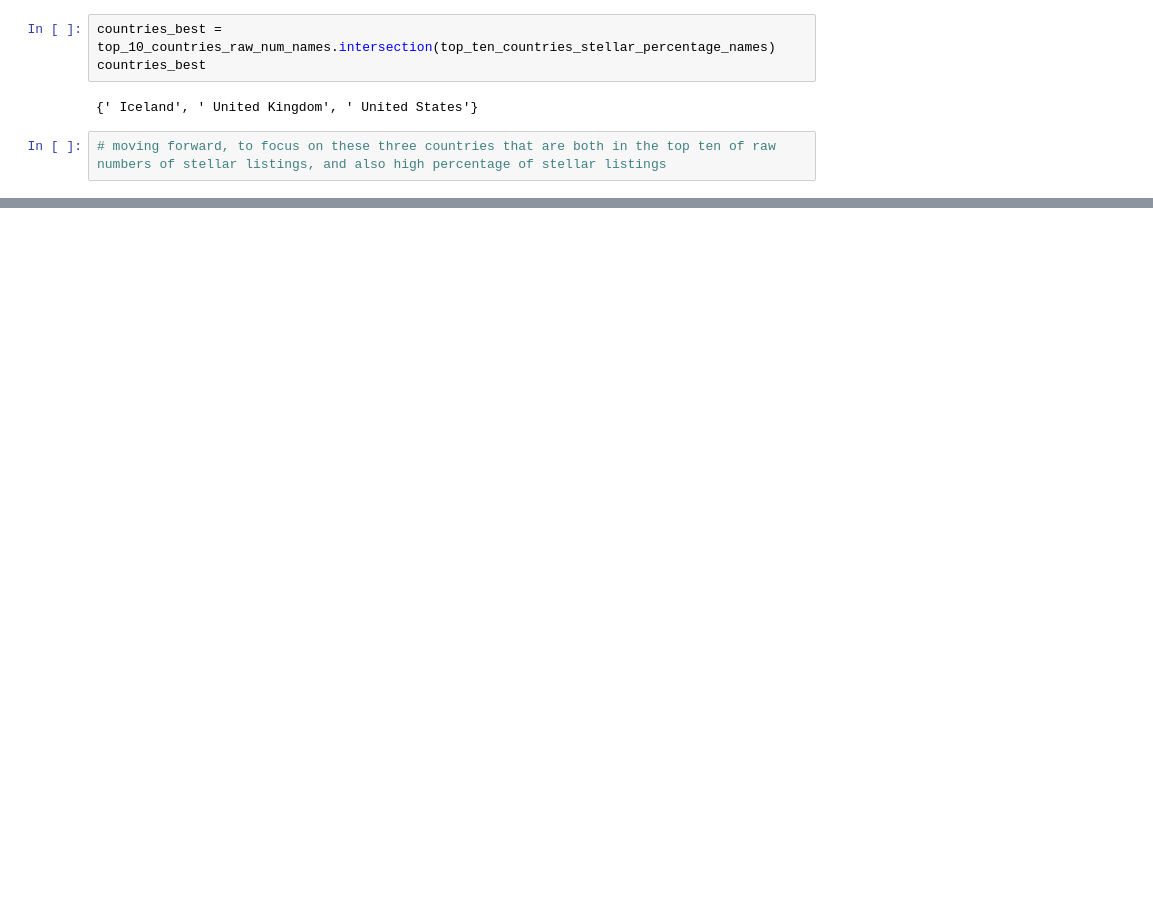
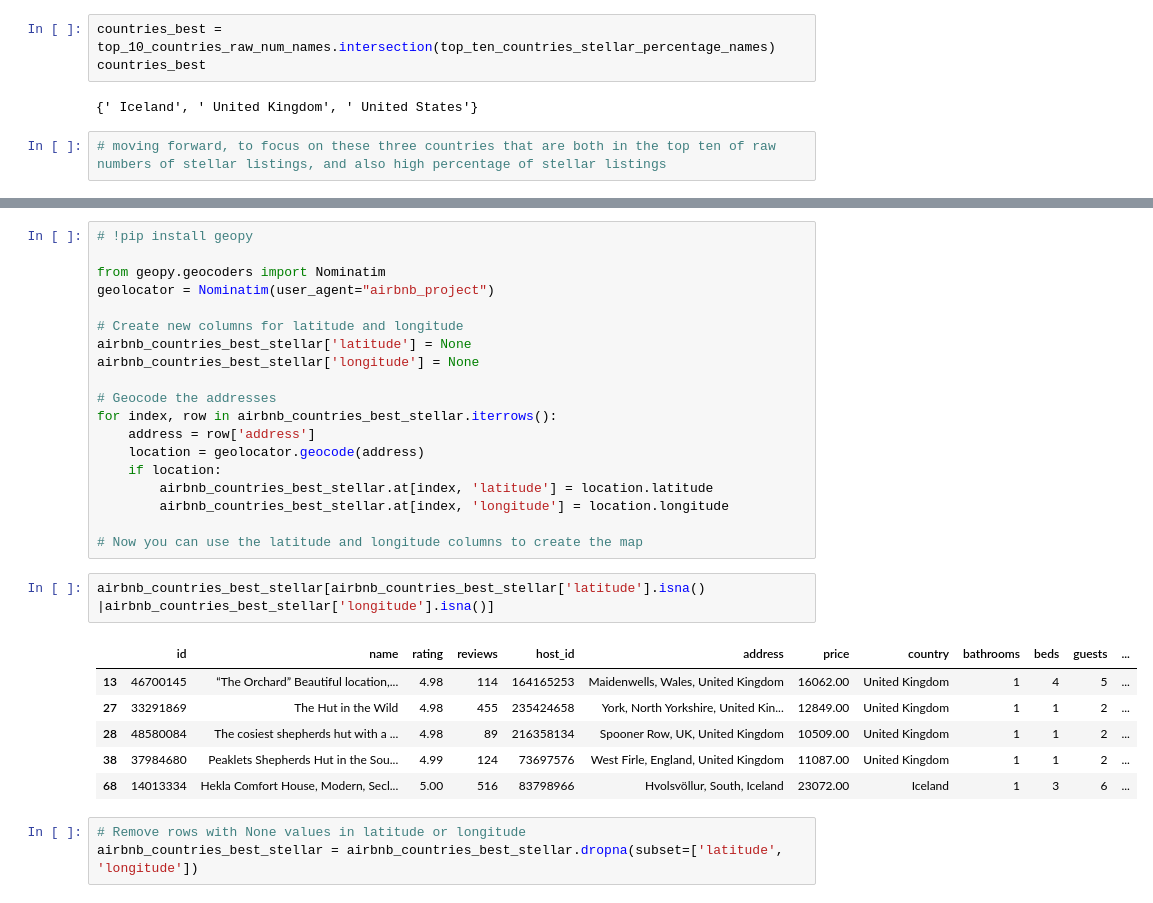
Before and after one commit to vndayambaje/Airbnb_EDA_Project, a Jupyter notebook: project_2_jon_eda.ipynb, the cells around one changed output, grey strips where cells are left out. Drawn from its saved outputs; the diff is of its cells as text; blank space fills up the shorter version.

```diff
--- a/project_2_jon_eda.ipynb
+++ b/project_2_jon_eda.ipynb
@@ -351,0 +374,31 @@ countries_best
+# %%
+# !pip install geopy
+
+from geopy.geocoders import Nominatim
+geolocator = Nominatim(user_agent="airbnb_project")
+
+# Create new columns for latitude and longitude
+airbnb_countries_best_stellar['latitude'] = None
+airbnb_countries_best_stellar['longitude'] = None
+
+# Geocode the addresses
+for index, row in airbnb_countries_best_stellar.iterrows():
+    address = row['address']
+    location = geolocator.geocode(address)
+    if location:
+        airbnb_countries_best_stellar.at[index, 'latitude'] = location.latitude
+        airbnb_countries_best_stellar.at[index, 'longitude'] = location.longitude
+
+# Now you can use the latitude and longitude columns to create the map
+# %%
+airbnb_countries_best_stellar[airbnb_countries_best_stellar['latitude'].isna() |airbnb_countries_best_stellar['longitude'].isna()]
+# %% [output]
+|  | id | name | rating | reviews | host_id | address | price | country | bathrooms | beds | guests | ... |
+| 13 | 46700145 | “The Orchard” Beautiful location,... | 4.98 | 114 | 164165253 | Maidenwells, Wales, United Kingdom | 16062.00 | United Kingdom | 1 | 4 | 5 | ... |
+| 27 | 33291869 | The Hut in the Wild | 4.98 | 455 | 235424658 | York, North Yorkshire, United Kin... | 12849.00 | United Kingdom | 1 | 1 | 2 | ... |
+| 28 | 48580084 | The cosiest shepherds hut with a ... | 4.98 | 89 | 216358134 | Spooner Row, UK, United Kingdom | 10509.00 | United Kingdom | 1 | 1 | 2 | ... |
+| 38 | 37984680 | Peaklets Shepherds Hut in the Sou... | 4.99 | 124 | 73697576 | West Firle, England, United Kingdom | 11087.00 | United Kingdom | 1 | 1 | 2 | ... |
+| 68 | 14013334 | Hekla Comfort House, Modern, Secl... | 5.00 | 516 | 83798966 | Hvolsvöllur, South, Iceland | 23072.00 | Iceland | 1 | 3 | 6 | ... |
+# %%
+# Remove rows with None values in latitude or longitude
+airbnb_countries_best_stellar = airbnb_countries_best_stellar.dropna(subset=['latitude', 'longitude'])
```
Also changed, not shown: parts of 8 cells of this notebook.
